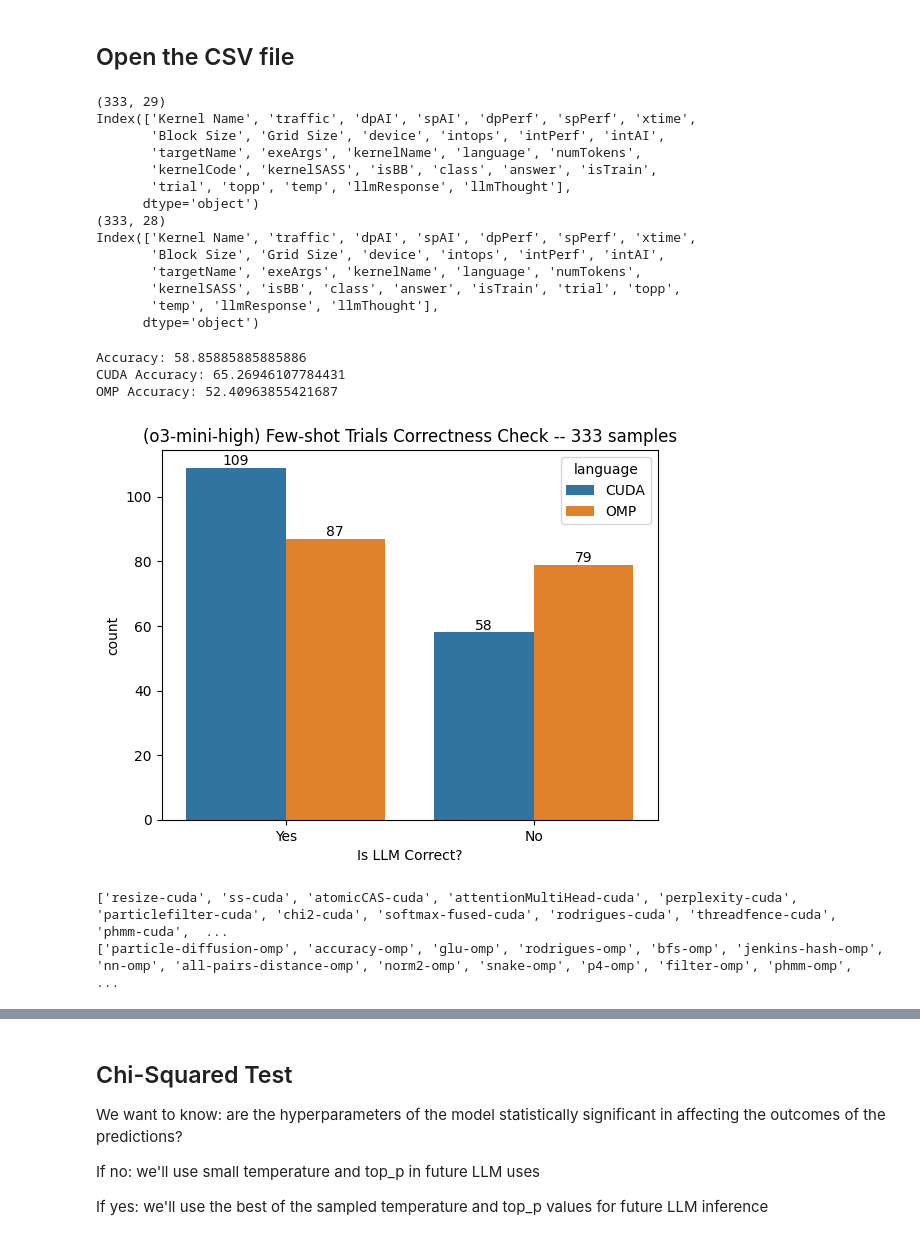
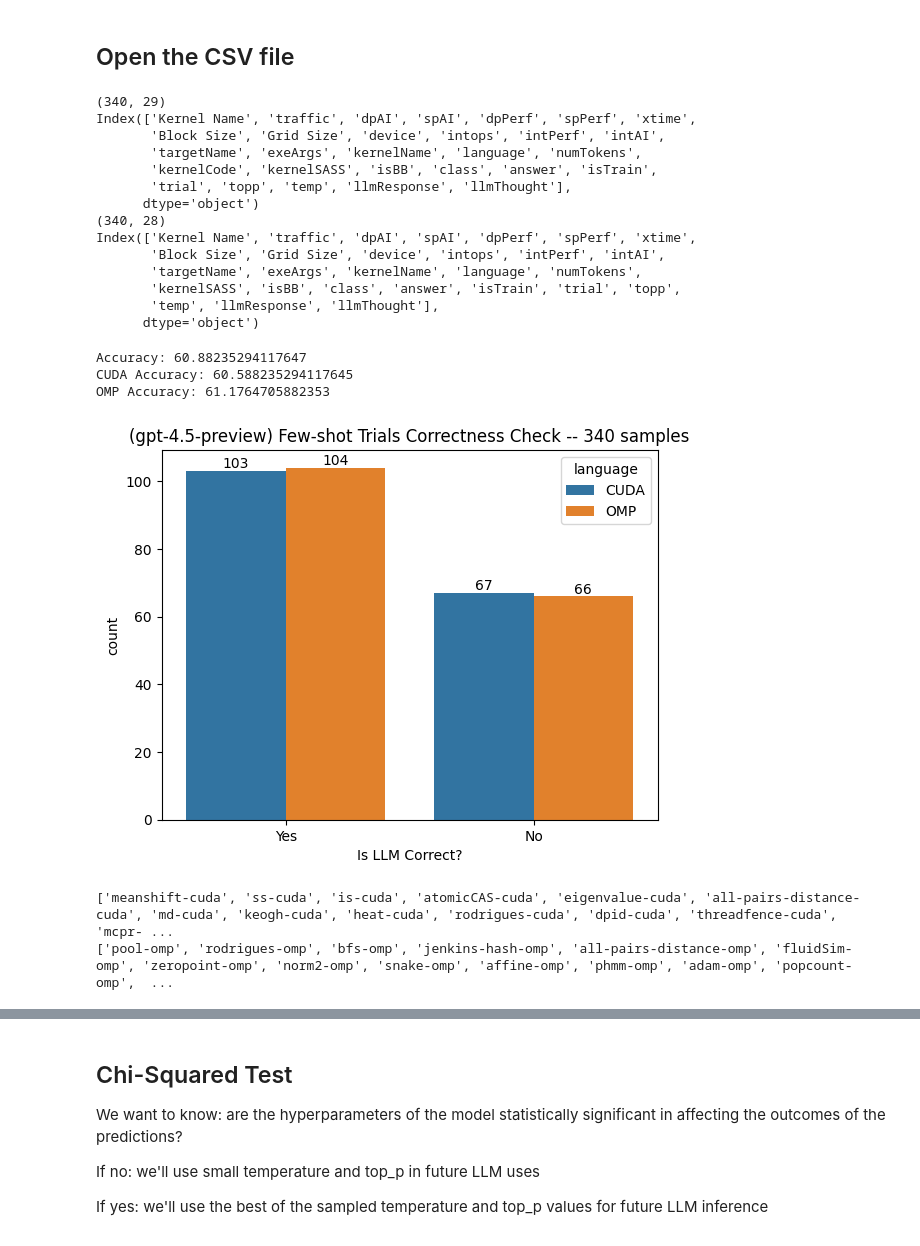
Before and after one commit to Scientific-Computing-Lab/ParallelCodeEstimation, a Jupyter notebook: dataset-gen/vizFewShotData.ipynb, the cells around one changed output, grey strips where cells are left out. Cells and saved outputs as stored; diff of their text form; code cells hidden in the pictures.

```diff
--- a/dataset-gen/vizFewShotData.ipynb
+++ b/dataset-gen/vizFewShotData.ipynb
@@ -27,12 +27,17 @@ import re
 #resultsCSV = 'few-shot-inference-results-deepseek-r1-distill-qwen-32b.csv'
 #resultsCSV = 'zero-shot-inference-results-o3-mini-high.csv'
 #resultsCSV = 'zero-shot-SASS-only-inference-results-gemini-2.0-flash-001.csv'
-resultsCSV = 'zero-shot-SASS-only-inference-results-o3-mini-high.csv'
+#resultsCSV = 'zero-shot-SASS-only-inference-results-o3-mini-high.csv'
 #resultsCSV = 'zero-shot-SASS-only-inference-results-o3-mini.csv'
 #resultsCSV = 'zero-shot-SASS-only-inference-results-gpt-4o-mini.csv'
 #resultsCSV = 'zero-shot-SASS-only-inference-results-gpt-4o-2024-11-20.csv'
+#resultsCSV = 'zero-shot-inference-results-gpt-4.5-preview.csv'
+resultsCSV = 'few-shot-inference-results-gpt-4.5-preview.csv'
+
+isZeroShot = False
 
 if 'zero-shot' in resultsCSV:
+    isZeroShot = True
     if 'SASS-only' in resultsCSV:
         modelName = resultsCSV[len('zero-shot-SASS-only-inference-results-'):-4]
     else:
@@ -68,14 +73,14 @@ df.drop(['kernelCode'], axis=1, inplace=True)
 print(df.shape)
 print(df.columns)
 # %% [output]
-(333, 29)
+(340, 29)
 Index(['Kernel Name', 'traffic', 'dpAI', 'spAI', 'dpPerf', 'spPerf', 'xtime',
        'Block Size', 'Grid Size', 'device', 'intops', 'intPerf', 'intAI',
        'targetName', 'exeArgs', 'kernelName', 'language', 'numTokens',
        'kernelCode', 'kernelSASS', 'isBB', 'class', 'answer', 'isTrain',
        'trial', 'topp', 'temp', 'llmResponse', 'llmThought'],
       dtype='object')
-(333, 28)
+(340, 28)
 Index(['Kernel Name', 'traffic', 'dpAI', 'spAI', 'dpPerf', 'spPerf', 'xtime',
        'Block Size', 'Grid Size', 'device', 'intops', 'intPerf', 'intAI',
        'targetName', 'exeArgs', 'kernelName', 'language', 'numTokens',
@@ -108,36 +113,39 @@ df['isLLMCorrect'] = df.apply(lambda x: x['answer'] == x['llmResponse'], axis=1)
 # %%
 print(f'Accuracy: {100*df[df["isLLMCorrect"] == True]["isLLMCorrect"].count()/df.shape[0]}')
 
 numCUDACorrect = df[(df["isLLMCorrect"] == True) & (df["language"] == 'CUDA')]["isLLMCorrect"].count()
 numCUDA = df[(df["language"] == 'CUDA')]["isLLMCorrect"].count()
 print(f'CUDA Accuracy: {100*numCUDACorrect/numCUDA}')
 
 numOMPCorrect = df[(df["isLLMCorrect"] == True) & (df["language"] == 'OMP')]["isLLMCorrect"].count()
 numOMP = df[(df["language"] == 'OMP')]["isLLMCorrect"].count()
 print(f'OMP Accuracy: {100*numOMPCorrect/numOMP}')
 
 ax = sns.countplot(data=df, order=df['isLLMCorrect'].value_counts(ascending=False).index, hue='language', x='isLLMCorrect')
 
 #abs_values = df['isLLMCorrect'].value_counts(ascending=False)
 #rel_values = df['isLLMCorrect'].value_counts(ascending=False, normalize=True).values * 100
 #lbls = [f'{p[0]} ({p[1]:.0f}%)' for p in zip(abs_values, rel_values)]
 
 #ax.bar_label(container=ax.containers[0], labels=lbls)
 for i in ax.containers:
     ax.bar_label(i,)
 
 ax.set_xlabel('Is LLM Correct?')
-ax.set_title(f'({modelName}) Few-shot Trials Correctness Check -- {df.shape[0]} samples')
+if isZeroShot:
+    ax.set_title(f'({modelName}) Zero-shot Trials Correctness Check -- {df.shape[0]} samples')
+else:
+    ax.set_title(f'({modelName}) Few-shot Trials Correctness Check -- {df.shape[0]} samples')
 
 ax.set_xticks([0, 1])
 ax.set_xticklabels(['Yes', 'No'])
 
 plt.show()
 # %% [output]
-Accuracy: 58.85885885885886
-CUDA Accuracy: 65.26946107784431
-OMP Accuracy: 52.40963855421687
+Accuracy: 60.88235294117647
+CUDA Accuracy: 60.588235294117645
+OMP Accuracy: 61.1764705882353
-[figure, old version]
+[figure, new version]
 # %%
 # let's look at some of the failed examples
 
@@ -150,8 +158,8 @@ failedOMP = df[(df['language'] == 'OMP') & (df['isLLMCorrect'] == False)]
 failedOMP.to_csv(f'failed-OMP-{resultsCSV}', quoting=csv.QUOTE_NONNUMERIC, quotechar='\"', index=False, na_rep='NULL')
 print(failedOMP['targetName'].to_list())
 # %% [output]
-['resize-cuda', 'ss-cuda', 'atomicCAS-cuda', 'attentionMultiHead-cuda', 'perplexity-cuda', 'particlefilter-cuda', 'chi2-cuda', 'softmax-fused-cuda', 'rodrigues-cuda', 'threadfence-cuda', 'phmm-cuda',  ...
-['particle-diffusion-omp', 'accuracy-omp', 'glu-omp', 'rodrigues-omp', 'bfs-omp', 'jenkins-hash-omp', 'nn-omp', 'all-pairs-distance-omp', 'norm2-omp', 'snake-omp', 'p4-omp', 'filter-omp', 'phmm-omp',  ...
+['meanshift-cuda', 'ss-cuda', 'is-cuda', 'atomicCAS-cuda', 'eigenvalue-cuda', 'all-pairs-distance-cuda', 'md-cuda', 'keogh-cuda', 'heat-cuda', 'rodrigues-cuda', 'dpid-cuda', 'threadfence-cuda', 'mcpr- ...
+['pool-omp', 'rodrigues-omp', 'bfs-omp', 'jenkins-hash-omp', 'all-pairs-distance-omp', 'fluidSim-omp', 'zeropoint-omp', 'norm2-omp', 'snake-omp', 'affine-omp', 'phmm-omp', 'adam-omp', 'popcount-omp',  ...
 # %%
 # is there a relationship between failed cases and their token count?
 # %%
```
Also changed, not shown: parts of 7 cells of this notebook, 2 other files.
